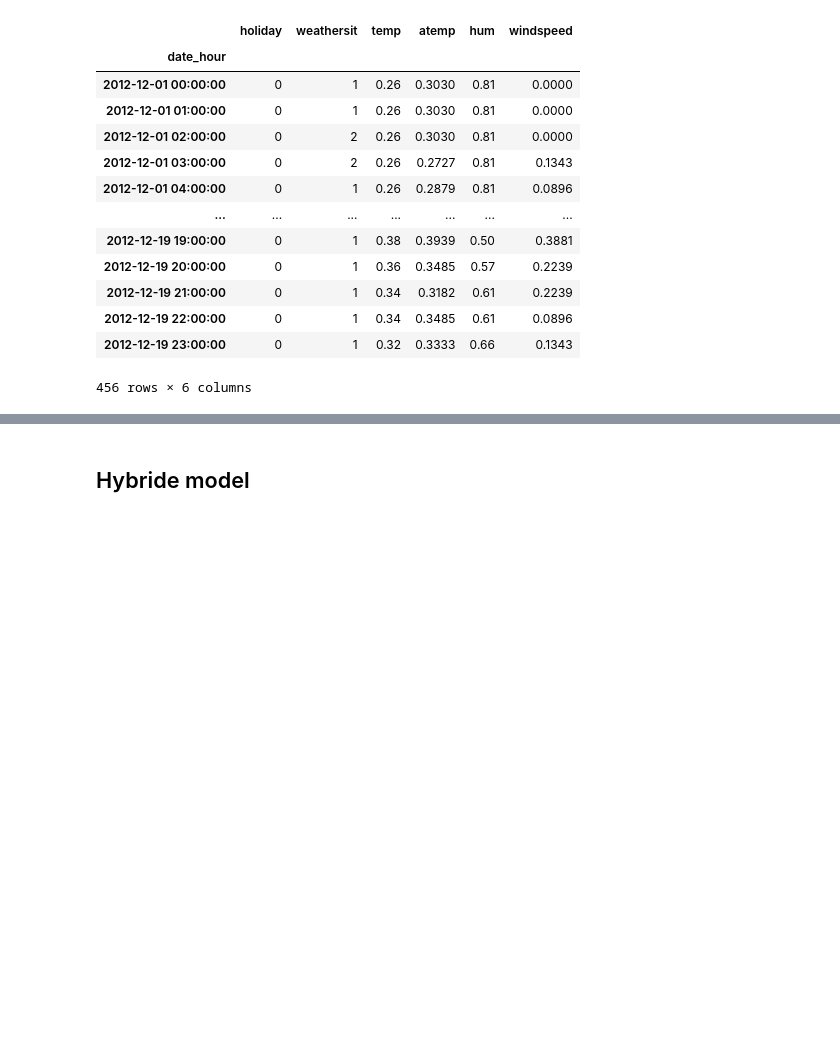
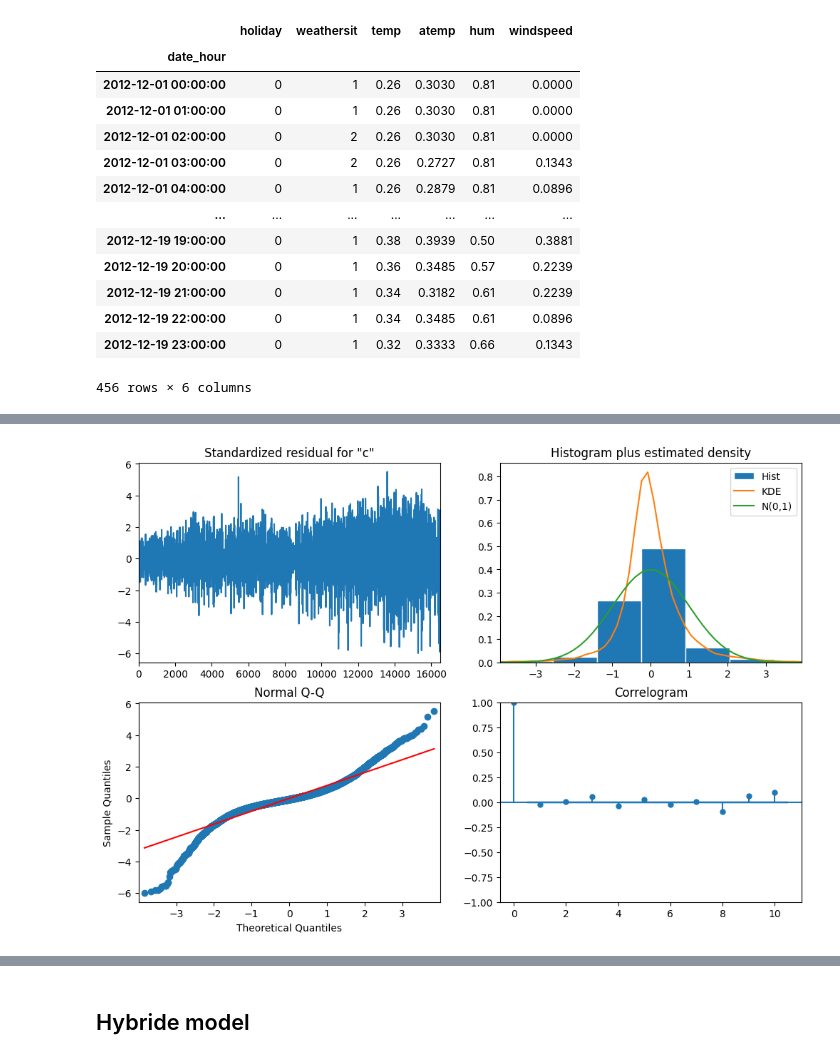
Before and after one commit to Tijnwy/MachineLearning, a Jupyter notebook: ML_opdracht_2/Untitled-1.ipynb, the cells around one changed output, grey strips where cells are left out. Saved outputs shown, nothing was run; the diff lists cells and outputs as text; code cells hidden in the pictures; blank space fills up the shorter version.

Commit message:
SARIMAX en Prophet

```diff
--- a/ML_opdracht_2/Untitled-1.ipynb
+++ b/ML_opdracht_2/Untitled-1.ipynb
@@ -292,13 +220,6 @@ De ACF meet hoe sterk de waarde van het aantal verhuur op een specifieke dag (de
 # %% [markdown]
 ## Time Series Feature Engineering
 # %%
-train_data_final['lag_1'] = train_data_final['cnt'].shift(1)
-train_data_final['lag_2'] = train_data_final['cnt'].shift(2)
-train_data_final['rolling_mean_3'] = train_data_final['cnt'].rolling(window=3).mean()
-train_data_final['rolling_mean_7'] = train_data_final['cnt'].rolling(window=7).mean()
-train_data_final['rolling_std_3'] = train_data_final['cnt'].rolling(window=3).std()
-train_data_final['rolling_std_7'] = train_data_final['cnt'].rolling(window=7).std()
-
 train_data_final['is_weekend'] = train_data_final['day_of_week'].apply(lambda x: 1 if x in [5, 6] else 0)
 train_data_final['season'] = train_data_final['month'].apply(lambda x: 'winter' if x in [12, 1, 2] else 'spring' if x in [3, 4, 5] else 'summer' if x in [6, 7, 8] else 'autumn')
 train_data_final['is_spring'] = train_data_final['season'].apply(lambda x: 1 if x == 'spring' else 0)
@@ -1073,0 +960,18 @@ plt.show()
+# %%
+from statsmodels.tsa.statespace.sarimax import SARIMAX
+
+# Definieer het model
+model = SARIMAX(
+    train_data_final['cnt'],  # Doelvariabele
+    order=(6, 0, 5),         # Niet-seizoensgebonden parameters
+    seasonal_order=(2, 0, 1, 24),  # Seizoensgebonden parameters
+    exog=train_data_final[['year', 'month', 'day', 'day_of_week', 'quarter', 'sin_month', 'cos_month']],  # Exogene variabelen
+    enforce_stationarity=False,  # Geen extra stationariteit forceren
+    enforce_invertibility=False  # Geen extra inversie forceren
+)
+
+# Train het model
+results = model.fit()
+
+# Print de samenvatting
+print(results.summary())
@@ -1073,0 +1024,5 @@ plt.show()
+# %%
+results.plot_diagnostics(figsize=(12, 8))
+plt.show()
+# %% [output]
+[figure, added]
```
Also changed, not shown: parts of 45 cells of this notebook.
